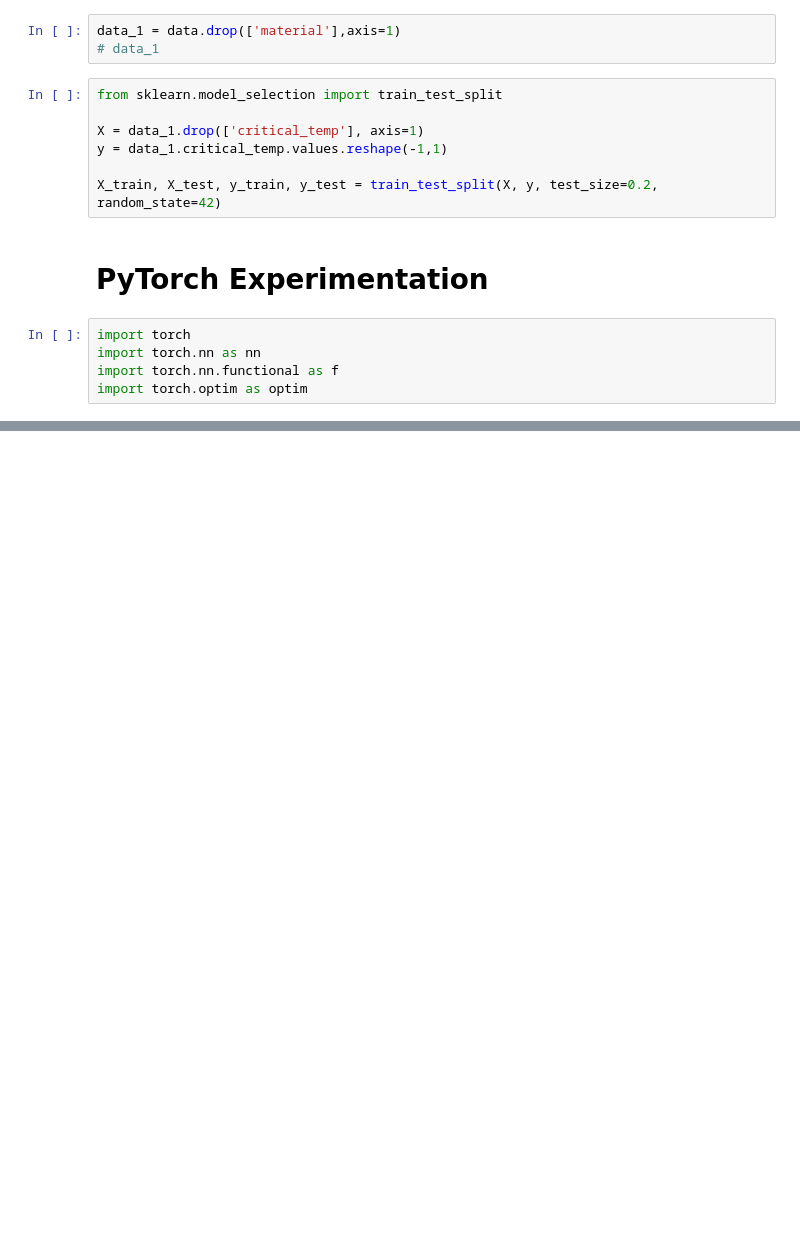
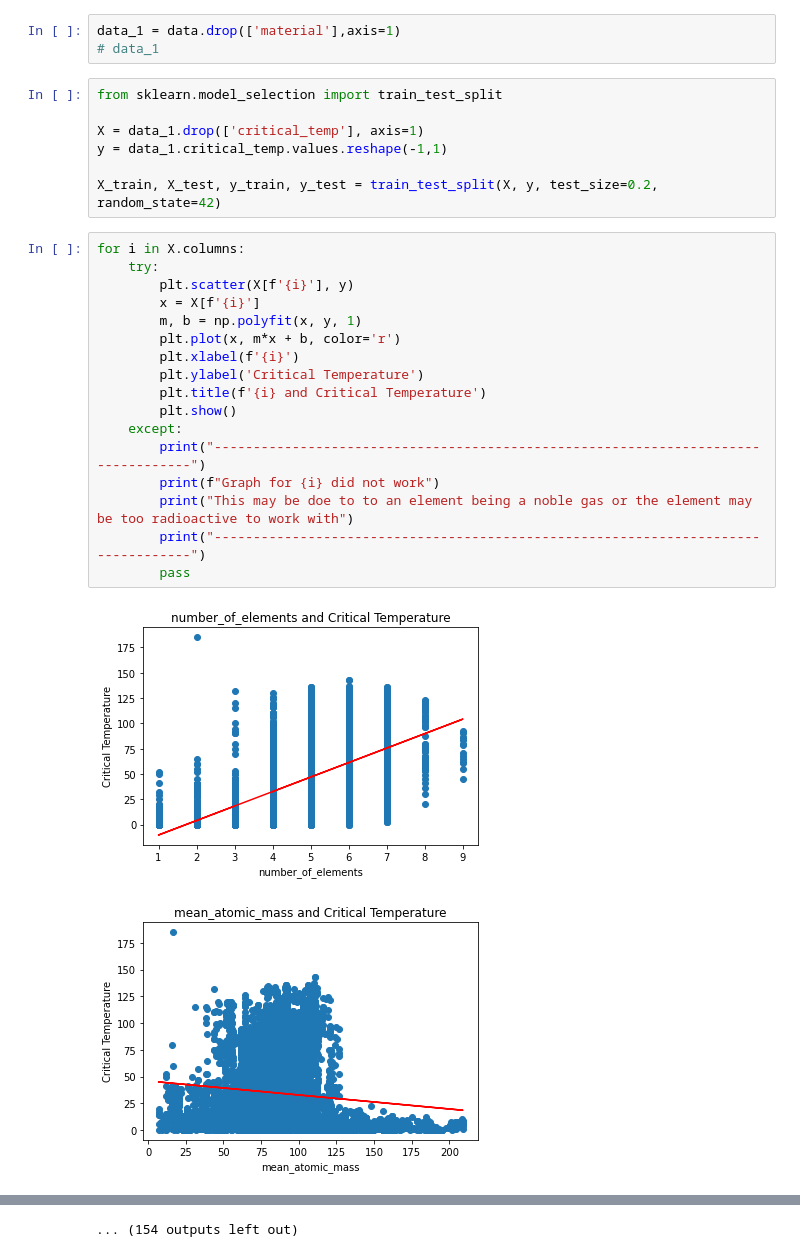
Before and after one commit to AymanSulaiman/superconductor-analysis-and-prediction, a Jupyter notebook: TensorFlow_PyTorch_experimentation.ipynb, the cells around one changed output, grey strips where cells are left out. Saved outputs shown, nothing was run; the diff lists cells and outputs as text; blank space fills up the shorter version.

```diff
--- a/TensorFlow_PyTorch_experimentation.ipynb
+++ b/TensorFlow_PyTorch_experimentation.ipynb
@@ -16,10 +17,23 @@ X = data_1.drop(['critical_temp'], axis=1)
 y = data_1.critical_temp.values.reshape(-1,1)
 
 X_train, X_test, y_train, y_test = train_test_split(X, y, test_size=0.2, random_state=42)
-# %% [markdown]
-# PyTorch Experimentation
-# %%
-import torch
-import torch.nn as nn
-import torch.nn.functional as f
-import torch.optim as optim
+# %%
+for i in X.columns:
+    try:
+        plt.scatter(X[f'{i}'], y)
+        x = X[f'{i}']
+        m, b = np.polyfit(x, y, 1)
+        plt.plot(x, m*x + b, color='r')
+        plt.xlabel(f'{i}')
+        plt.ylabel('Critical Temperature')
+        plt.title(f'{i} and Critical Temperature')
+        plt.show()
+    except:
+        print("----------------------------------------------------------------------------------")
+        print(f"Graph for {i} did not work")
+        print("This may be doe to to an element being a noble gas or the element may be too radioactive to work with")
+        print("----------------------------------------------------------------------------------")
+        pass
+# %% [output]
+[figure, added]
+[figure, added]
@@ -25,0 +50 @@ import torch.optim as optim
+... (154 outputs left out)
```
Also changed, not shown: parts of 2 cells of this notebook.
